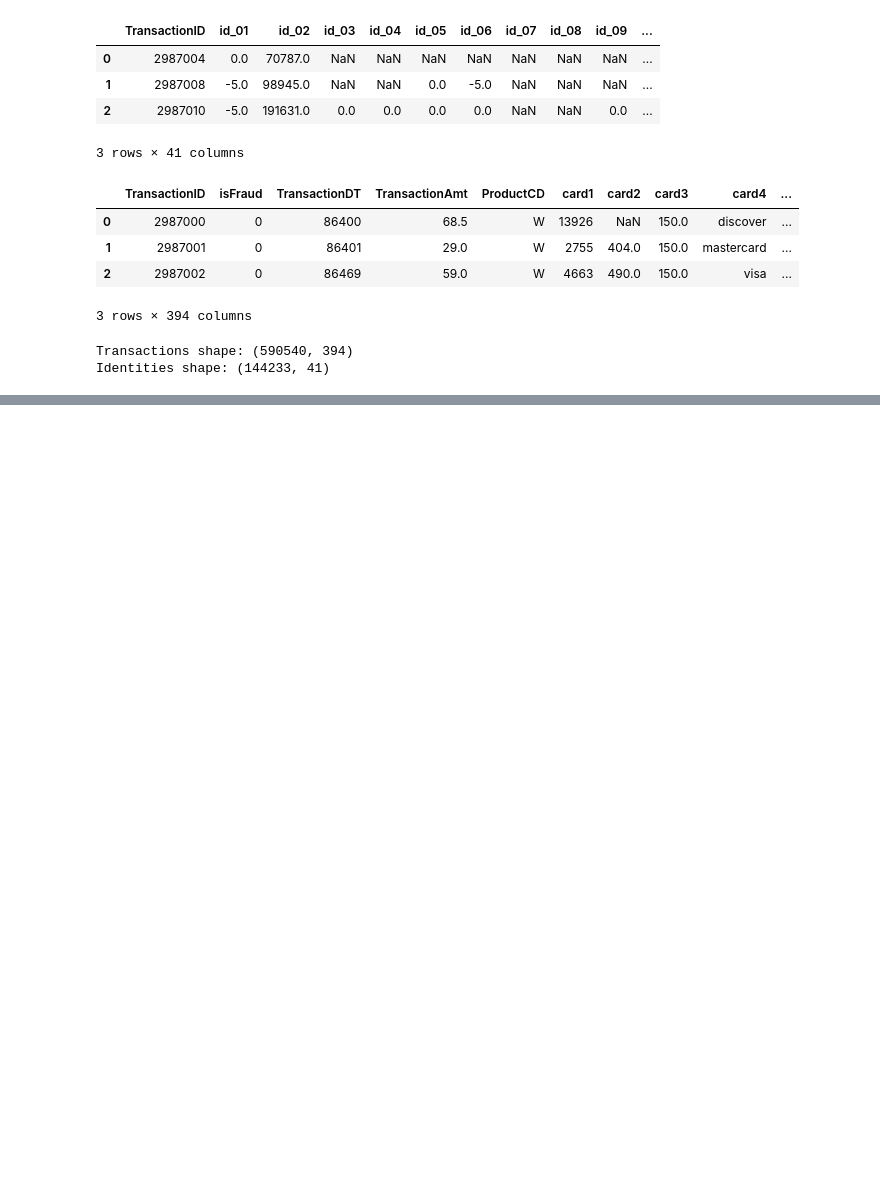
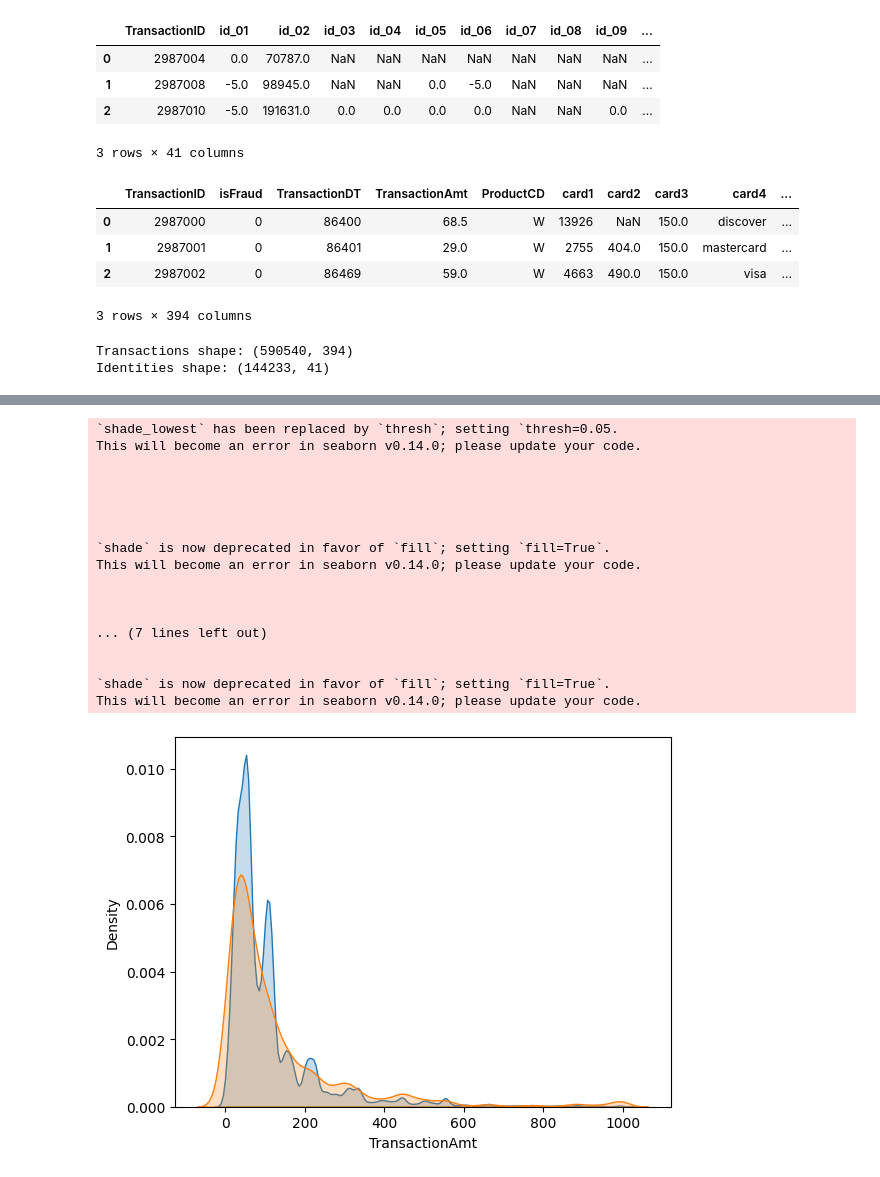
Before and after one commit to OsamaOrabi2/NIC-case-study, a Jupyter notebook: NIC_case_study.ipynb, the cells around one changed output, grey strips where cells are left out. Cells and saved outputs as stored; diff of their text form; code cells hidden in the pictures; blank space fills up the shorter version.

```diff
--- a/NIC_case_study.ipynb
+++ b/NIC_case_study.ipynb
@@ -250,0 +102,36 @@ custom_classification_report(clf, x_test[columns], y_test)
+# %%
+def kdeplot_per_classes(df, attribute, groupby, title=None, ticks_rotation=0, ax=None):
+    """
+    Draw kdeplot of attribute per each class.
+
+    :param df: dataframe with data to be drawn on kdeplot.
+    :param attribute: name of attribute to be drawn on kdeplot.
+    :param groupby: name of attribute with predicted classes.
+    :param title: title of plot.
+    :param ticks_rotation: rotation of x-ticks (labels).
+    :param ax: matplotlib Axes object to draw the plot onto.
+    """
+    for x in df[groupby].unique():
+        sns.kdeplot(df[df[groupby] == x][attribute], label=x, shade=True, shade_lowest=False)
+    plt.title(title)
+# %%
+kdeplot_per_classes(df[df.TransactionAmt < 1000], 'TransactionAmt', 'isFraud')
+# %% [output]
+`shade_lowest` has been replaced by `thresh`; setting `thresh=0.05.
+This will become an error in seaborn v0.14.0; please update your code.
+
+
+
+
+
+`shade` is now deprecated in favor of `fill`; setting `fill=True`.
+This will become an error in seaborn v0.14.0; please update your code.
+
+
+
+... (7 lines left out)
+
+
+`shade` is now deprecated in favor of `fill`; setting `fill=True`.
+This will become an error in seaborn v0.14.0; please update your code.
+[figure, added]
```
Also changed, not shown: parts of 65 cells of this notebook.
